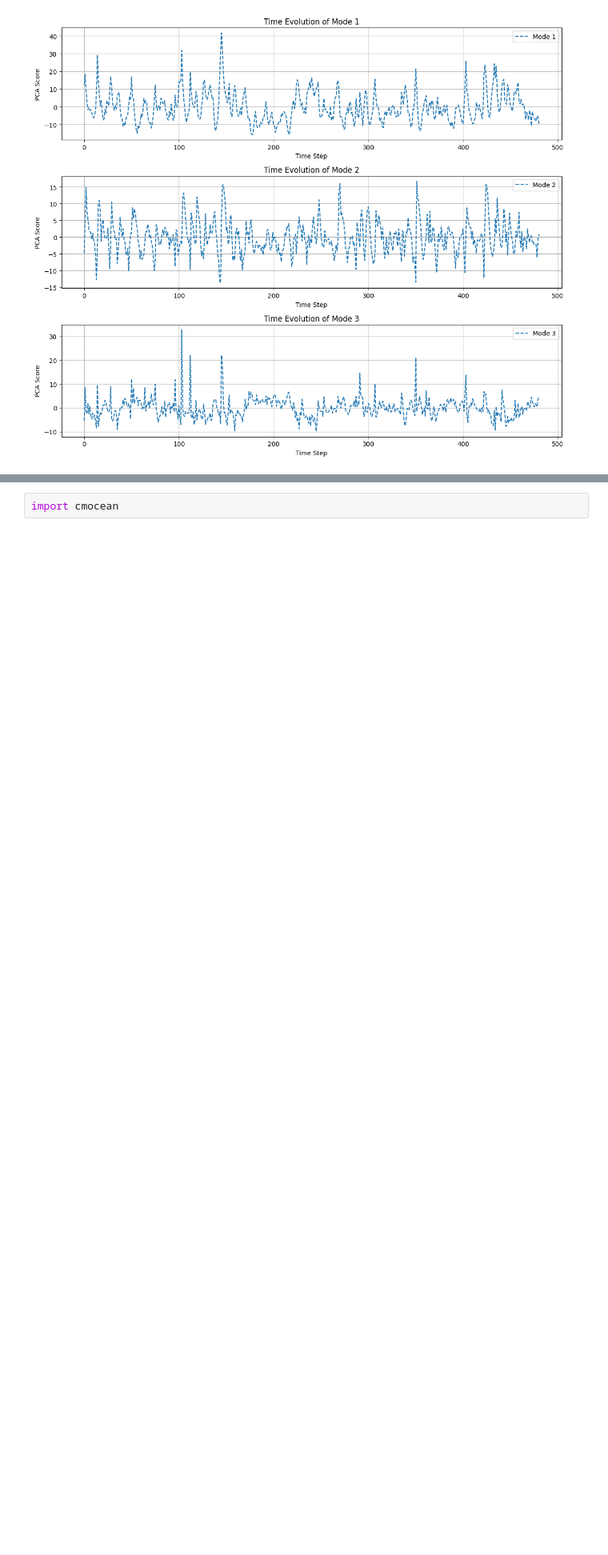
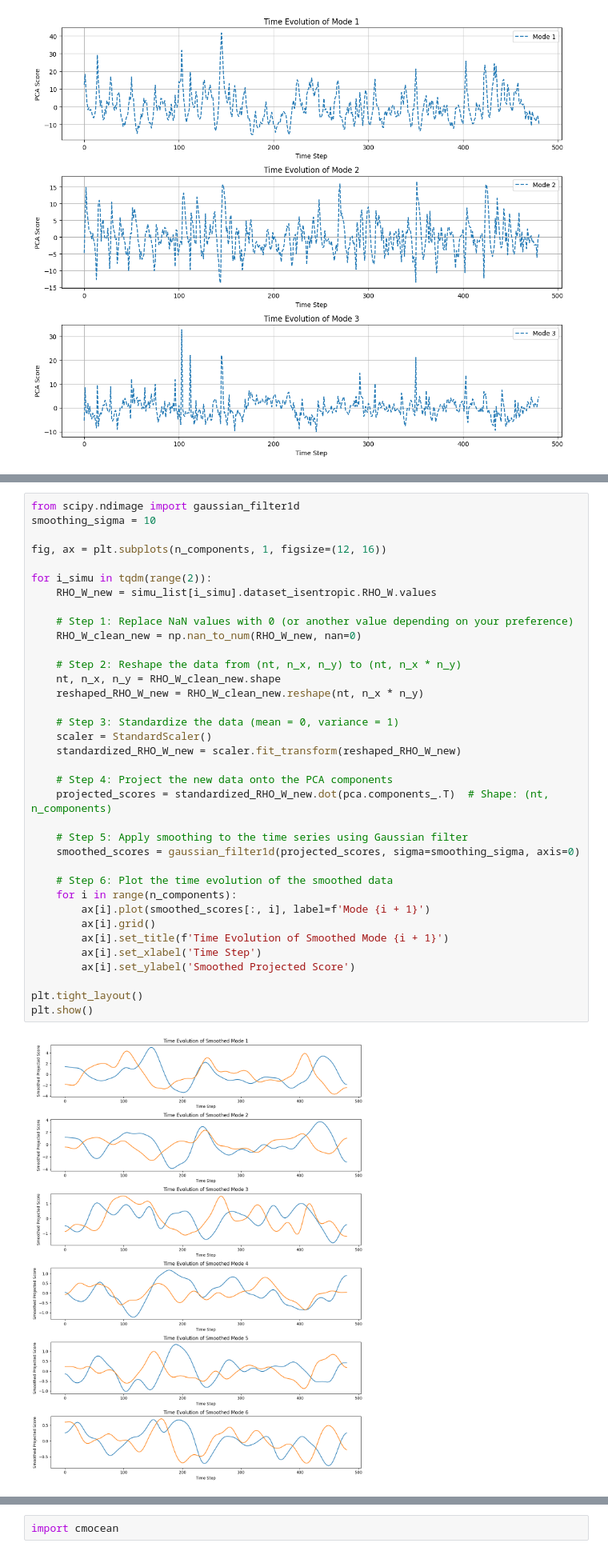
Before and after one commit to sososquirrel/DeepCloudLab, a Jupyter notebook: pySAMetrics/notebooks/isentropic_pca.ipynb, the cells around one changed output, grey strips where cells are left out. Shown at 80% size. Drawn from its saved outputs; the diff is of its cells as text; blank space fills up the shorter version.

```diff
--- a/pySAMetrics/notebooks/isentropic_pca.ipynb
+++ b/pySAMetrics/notebooks/isentropic_pca.ipynb
@@ -192,0 +245,38 @@ plt.show()
+# %%
+from scipy.ndimage import gaussian_filter1d
+smoothing_sigma = 10
+
+fig, ax = plt.subplots(n_components, 1, figsize=(12, 16))
+
+for i_simu in tqdm(range(2)):
+    RHO_W_new = simu_list[i_simu].dataset_isentropic.RHO_W.values
+
+    # Step 1: Replace NaN values with 0 (or another value depending on your preference)
+    RHO_W_clean_new = np.nan_to_num(RHO_W_new, nan=0)
+
+    # Step 2: Reshape the data from (nt, n_x, n_y) to (nt, n_x * n_y)
+    nt, n_x, n_y = RHO_W_clean_new.shape
+    reshaped_RHO_W_new = RHO_W_clean_new.reshape(nt, n_x * n_y)
+
+    # Step 3: Standardize the data (mean = 0, variance = 1)
+    scaler = StandardScaler()
+    standardized_RHO_W_new = scaler.fit_transform(reshaped_RHO_W_new)
+
+    # Step 4: Project the new data onto the PCA components
+    projected_scores = standardized_RHO_W_new.dot(pca.components_.T)  # Shape: (nt, n_components)
+
+    # Step 5: Apply smoothing to the time series using Gaussian filter
+    smoothed_scores = gaussian_filter1d(projected_scores, sigma=smoothing_sigma, axis=0)
+
+    # Step 6: Plot the time evolution of the smoothed data
+    for i in range(n_components):
+        ax[i].plot(smoothed_scores[:, i], label=f'Mode {i + 1}')
+        ax[i].grid()
+        ax[i].set_title(f'Time Evolution of Smoothed Mode {i + 1}')
+        ax[i].set_xlabel('Time Step')
+        ax[i].set_ylabel('Smoothed Projected Score')
+
+plt.tight_layout()
+plt.show()
+# %% [output]
+[figure, added]
```
Also changed, not shown: parts of 11 cells of this notebook, 23 other files.
